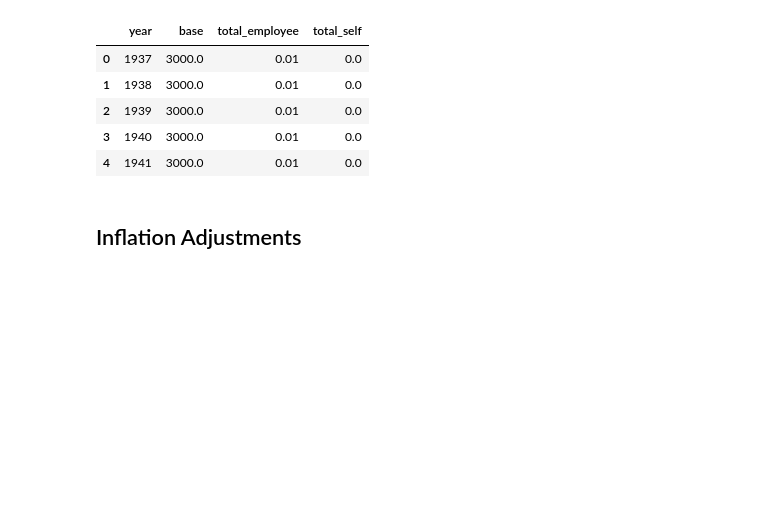
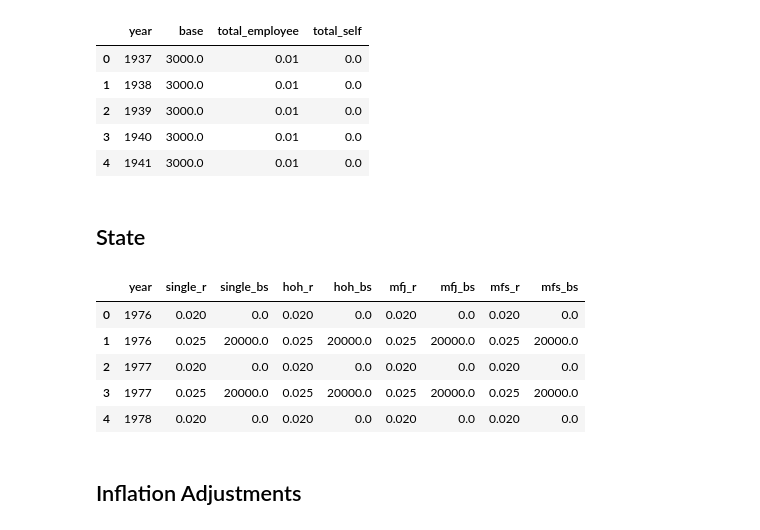
Before and after one commit to cormac-taylor/taxation, a Jupyter notebook: taxation.ipynb, the cells around one changed output. Drawn from its saved outputs; the diff is of its cells as text; code cells hidden in the pictures; blank space fills up the shorter version.

Commit message:
state cleaned

```diff
--- a/taxation.ipynb
+++ b/taxation.ipynb
@@ -75,6 +75,27 @@ fica_df.head()
 | 2 | 1939 | 3000.0 | 0.01 | 0.0 |
 | 3 | 1940 | 3000.0 | 0.01 | 0.0 |
 | 4 | 1941 | 3000.0 | 0.01 | 0.0 |
+# %% [markdown]
+## State
+# %%
+nj_state_tx_bracket_df = pd.read_csv('data/nj_historical_tax_brackets.csv')
+
+nj_state_tx_bracket_df['year'] = nj_state_tx_bracket_df['year'].astype(str)
+
+nj_state_rate_cols = [c for c in nj_state_tx_bracket_df.columns if c.endswith('_r')]
+nj_state_bracket_start_cols = [c for c in nj_state_tx_bracket_df.columns if c.endswith('_bs')]
+
+nj_state_tx_bracket_df[nj_state_rate_cols] = nj_state_tx_bracket_df[nj_state_rate_cols].apply(lambda x: x.astype(float))
+nj_state_tx_bracket_df[nj_state_bracket_start_cols] = nj_state_tx_bracket_df[nj_state_bracket_start_cols].apply(lambda x: x.astype(float))
+
+nj_state_tx_bracket_df.head()
+# %% [output]
+|  | year | single_r | single_bs | hoh_r | hoh_bs | mfj_r | mfj_bs | mfs_r | mfs_bs |
+| 0 | 1976 | 0.020 | 0.0 | 0.020 | 0.0 | 0.020 | 0.0 | 0.020 | 0.0 |
+| 1 | 1976 | 0.025 | 20000.0 | 0.025 | 20000.0 | 0.025 | 20000.0 | 0.025 | 20000.0 |
+| 2 | 1977 | 0.020 | 0.0 | 0.020 | 0.0 | 0.020 | 0.0 | 0.020 | 0.0 |
+| 3 | 1977 | 0.025 | 20000.0 | 0.025 | 20000.0 | 0.025 | 20000.0 | 0.025 | 20000.0 |
+| 4 | 1978 | 0.020 | 0.0 | 0.020 | 0.0 | 0.020 | 0.0 | 0.020 | 0.0 |
 # %% [markdown]
 ## Inflation Adjustments
 # %%
```
Also changed, not shown: parts of 9 cells of this notebook, 2 other files.
